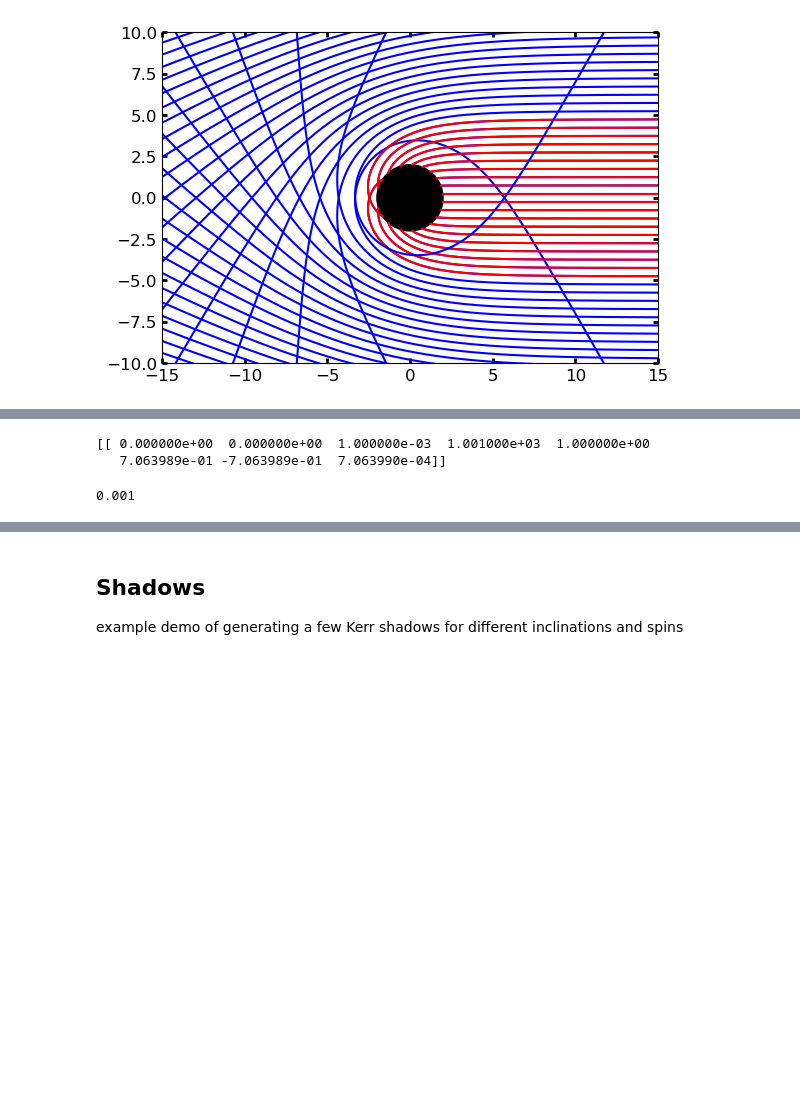
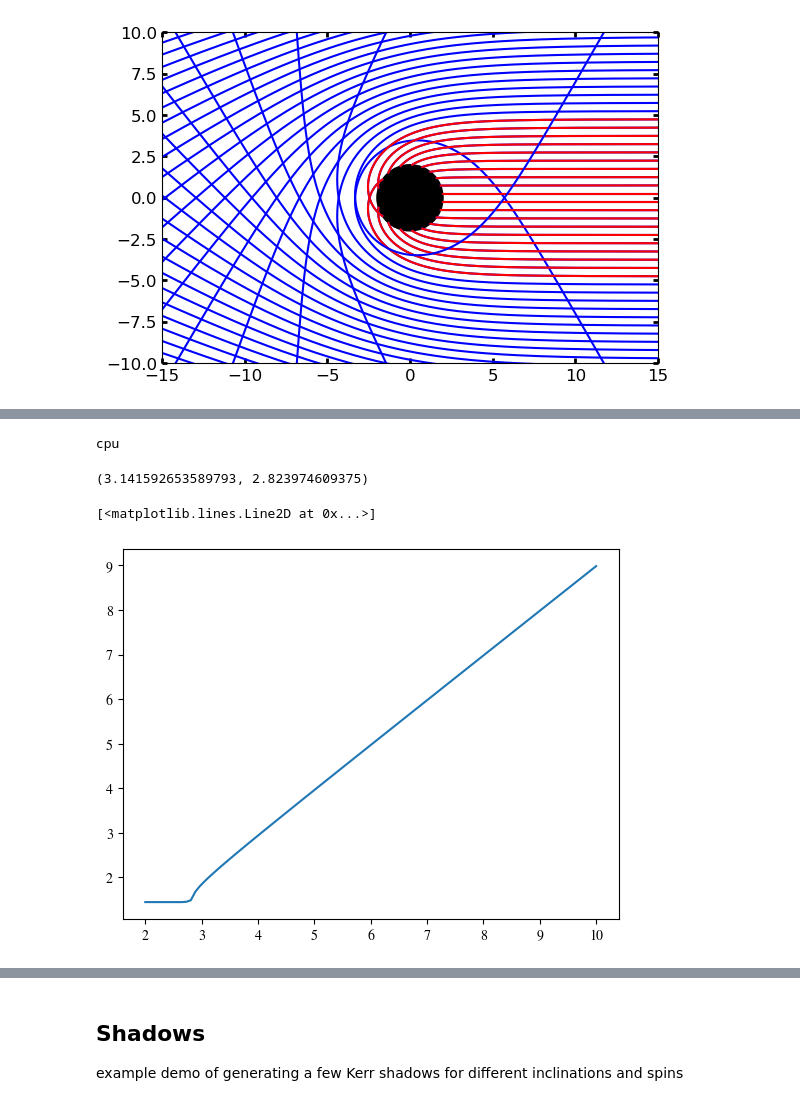
Before and after one commit to liamedeiros/Mahakala, a Jupyter notebook: demos/Mahakala_testing.ipynb, the cells around one changed output, grey strips where cells are left out. Saved outputs shown, nothing was run; the diff lists cells and outputs as text; code cells hidden in the pictures; blank space fills up the shorter version.

```diff
--- a/demos/Mahakala_testing.ipynb
+++ b/demos/Mahakala_testing.ipynb
@@ -171,11 +43,0 @@ cpu
-# %%
-def integrate_one_photon(N_time_steps, angle, radius, bhspin, distance = 1000):
-    s0_x, s0_v = get_camera_pixel(0,distance,radius,0)
-    init_one = initial_condition(s0_x, s0_v, angle)
-    print(init_one)
-    S,final_dt = ma.geodesic_integrator(N_time_steps,init_one,40,1e-4, bhspin)
-    x = S[:,0,1]
-    y = S[:,0,2]
-    return(x, y)
-#     return(np.min(np.sqrt(x*x + y*y)))
-#     return(np.sqrt(x*x + y*y)) # returns final distance from BH
@@ -197,2 +43,0 @@ def bisection_shadow(bhspin, angle, N_time_steps = 1000):
-# %%
-x, y = integrate_one_photon(1000, 0.0, 0.1, 0.0)
@@ -236,6 +44,43 @@ distance
-# %%
-integrate_one_photon(1000, 0.001, 0.001, 0.001)
-# %% [output]
-[[ 0.000000e+00  0.000000e+00  1.000000e-03  1.001000e+03  1.000000e+00
-   7.063989e-01 -7.063989e-01  7.063990e-04]]
-0.001
+# %%
+import numpy as np
+from tqdm import tqdm
+
+from jax import numpy as jnp
+from jax import jit, jacfwd, vmap
+from jax.numpy import dot
+from jax.numpy.linalg import inv
+##### This will tell whether we are using CPU or GPU #########
+from jax.lib import xla_bridge
+print(xla_bridge.get_backend().platform)
+# %% [output]
+cpu
+# %%
+def integrate_one_photon(N_time_steps, inc, angle, radius, bhspin, distance = 1000):
+    s0_x, s0_v = get_camera_pixel(inc,distance,radius,angle)
+    init_one   = initial_condition(s0_x, s0_v, bhspin)
+    S,final_dt = ma.geodesic_integrator(N_time_steps,init_one,40,1e-2,bhspin)
+    x = S[:,:,1]
+    y = S[:,:,2]
+    z = S[:,:,3]
+
+    R = np.sqrt(x*x + y*y + z*z)
+    r = np.sqrt(R*R - bhspin*bhspin + np.sqrt((R*R - bhspin*bhspin)**2 + 4.0*bhspin*bhspin*z*z))/np.sqrt(2.0)
+
+    return(np.nanmin(r, axis=0)) # returns final distance from BH
+# %%
+output = integrate_one_photon(50000, 90, angles, radii, .9)
+angles[45], radii[45]
+# %% [output]
+(3.141592653589793, 2.823974609375)
+# %%
+n_samples = 100
+
+angles2test = np.ones(n_samples) * np.pi
+radii2test = np.linspace(2., 10., n_samples)
+
+output_tested = integrate_one_photon(1000, 90, angles2test, radii2test, .9)
+# %%
+plt.plot(radii2test, output_tested)
+# %% [output]
+[<matplotlib.lines.Line2D at 0x...>]
+[figure, added]
```
Also changed, not shown: parts of 25 cells of this notebook, 2 other files.
